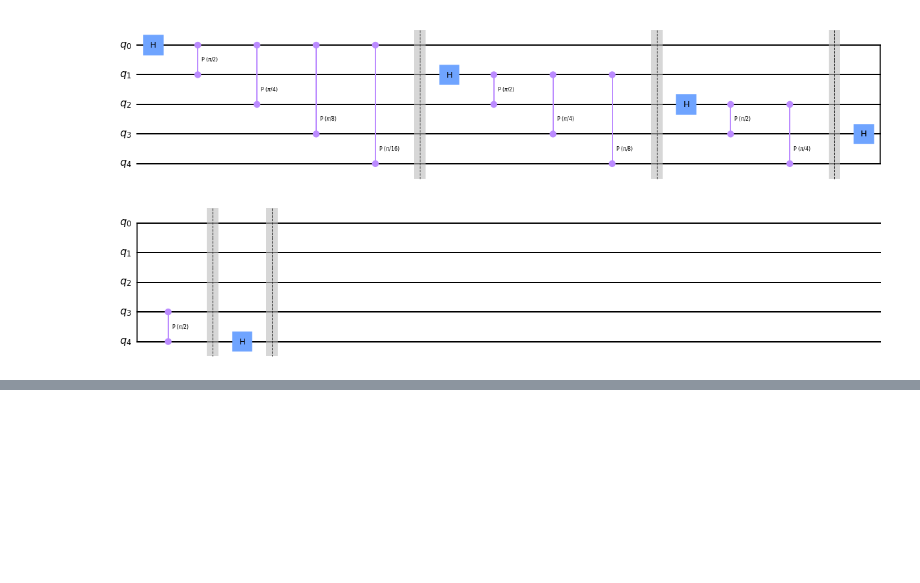
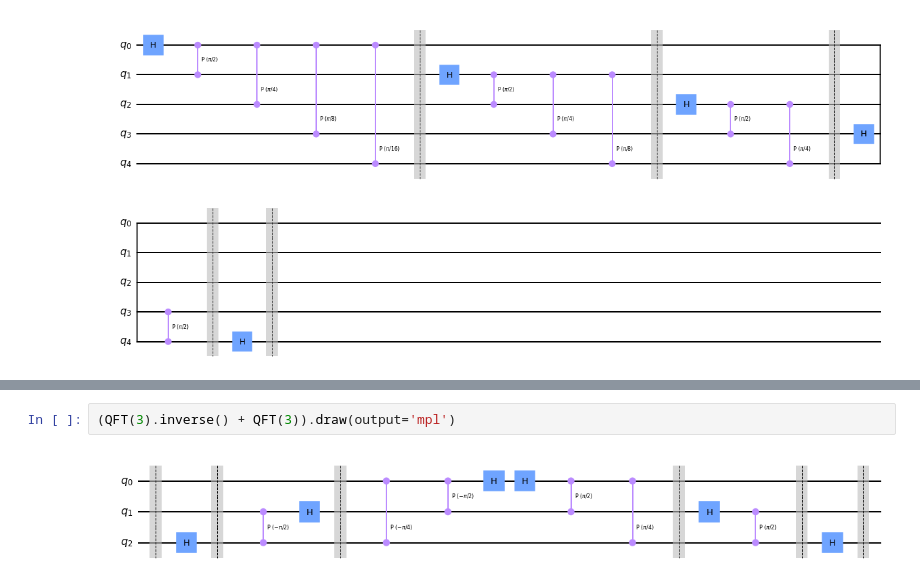
Before and after one commit to gfugante/Quantum-Algorithms, a Jupyter notebook: 3. Quantum Fourier Transform.ipynb, the cells around one changed output, grey strips where cells are left out. Cells and saved outputs as stored; diff of their text form; blank space fills up the shorter version.

```diff
--- a/3. Quantum Fourier Transform.ipynb
+++ b/3. Quantum Fourier Transform.ipynb
@@ -83,0 +92,4 @@ QFT(5).draw('mpl')
+# %%
+(QFT(3).inverse() + QFT(3)).draw(output='mpl')
+# %% [output]
+[figure, added]
```
Also changed, not shown: parts of 2 cells of this notebook, 4 other files.
